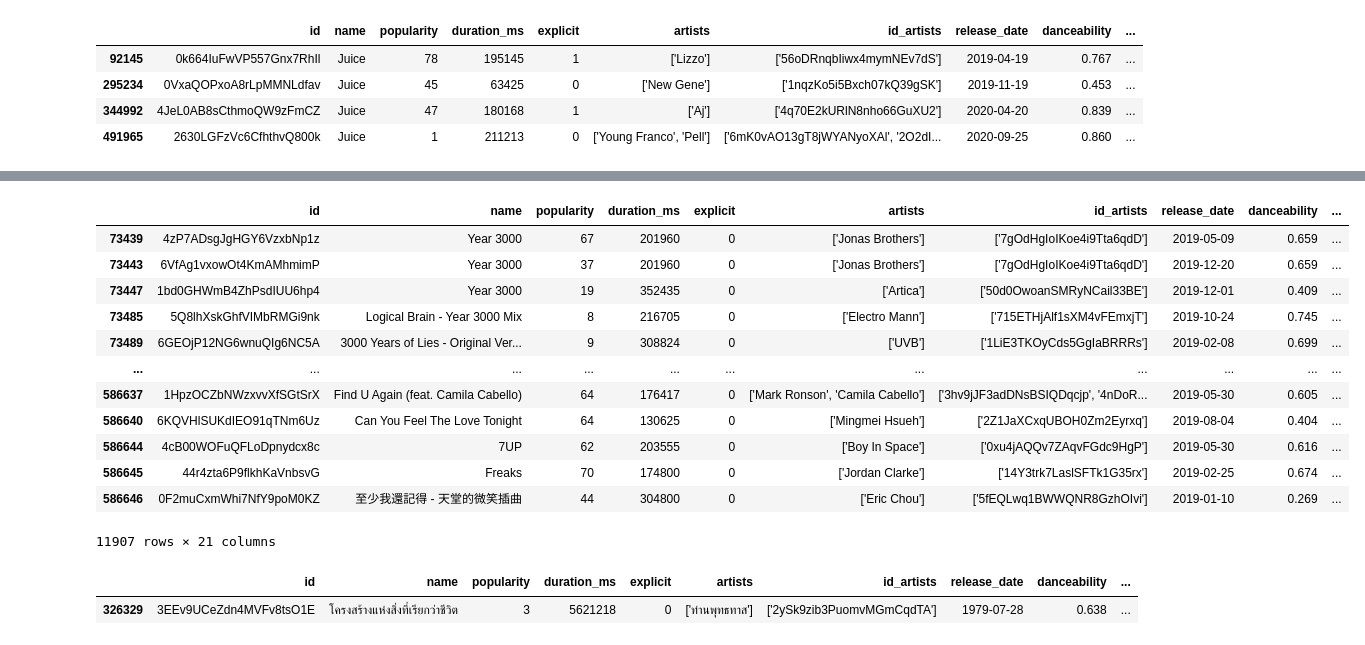
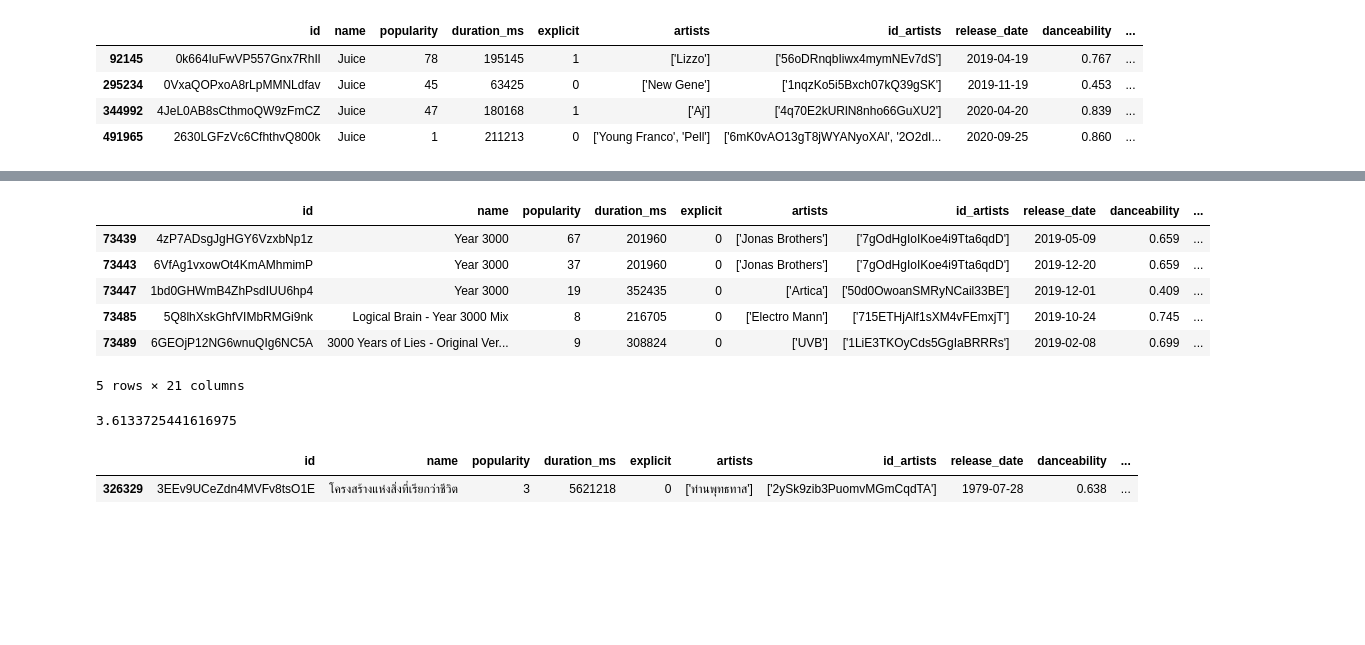
Before and after one commit to AleCioc/STEMdays, a Jupyter notebook: dena/dataset_exploration.ipynb, the cells around one changed output, grey strips where cells are left out. Saved outputs shown, nothing was run; the diff lists cells and outputs as text; code cells hidden in the pictures; blank space fills up the shorter version.

```diff
--- a/dena/dataset_exploration.ipynb
+++ b/dena/dataset_exploration.ipynb
@@ -106,22 +114,23 @@ df_2019
 # %%
 df_from_file["release_date"] = pd.to_datetime(df_from_file["release_date"])
 df_from_file["release_year"] = df_from_file["release_date"].dt.year
 df_2019 = df_from_file[df_from_file["release_year"] == 2019]
-df_2019
+df_2019.head()
 # %% [output]
 |  | id | name | popularity | duration_ms | explicit | artists | id_artists | release_date | danceability | ... |
 | 73439 | 4zP7ADsgJgHGY6VzxbNp1z | Year 3000 | 67 | 201960 | 0 | ['Jonas Brothers'] | ['7gOdHgIoIKoe4i9Tta6qdD'] | 2019-05-09 | 0.659 | ... |
 | 73443 | 6VfAg1vxowOt4KmAMhmimP | Year 3000 | 37 | 201960 | 0 | ['Jonas Brothers'] | ['7gOdHgIoIKoe4i9Tta6qdD'] | 2019-12-20 | 0.659 | ... |
 | 73447 | 1bd0GHWmB4ZhPsdIUU6hp4 | Year 3000 | 19 | 352435 | 0 | ['Artica'] | ['50d0OwoanSMRyNCail33BE'] | 2019-12-01 | 0.409 | ... |
 | 73485 | 5Q8lhXskGhfVIMbRMGi9nk | Logical Brain - Year 3000 Mix | 8 | 216705 | 0 | ['Electro Mann'] | ['715ETHjAlf1sXM4vFEmxjT'] | 2019-10-24 | 0.745 | ... |
 | 73489 | 6GEOjP12NG6wnuQIg6NC5A | 3000 Years of Lies - Original Ver... | 9 | 308824 | 0 | ['UVB'] | ['1LiE3TKOyCds5GgIaBRRRs'] | 2019-02-08 | 0.699 | ... |
-| ... | ... | ... | ... | ... | ... | ... | ... | ... | ... | ... |
-| 586637 | 1HpzOCZbNWzxvvXfSGtSrX | Find U Again (feat. Camila Cabello) | 64 | 176417 | 0 | ['Mark Ronson', 'Camila Cabello'] | ['3hv9jJF3adDNsBSIQDqcjp', '4nDoR... | 2019-05-30 | 0.605 | ... |
-| 586640 | 6KQVHlSUKdIEO91qTNm6Uz | Can You Feel The Love Tonight | 64 | 130625 | 0 | ['Mingmei Hsueh'] | ['2Z1JaXCxqUBOH0Zm2Eyrxq'] | 2019-08-04 | 0.404 | ... |
-| 586644 | 4cB00WOFuQFLoDpnydcx8c | 7UP | 62 | 203555 | 0 | ['Boy In Space'] | ['0xu4jAQQv7ZAqvFGdc9HgP'] | 2019-05-30 | 0.616 | ... |
-| 586645 | 44r4zta6P9flkhKaVnbsvG | Freaks | 70 | 174800 | 0 | ['Jordan Clarke'] | ['14Y3trk7LaslSFTk1G35rx'] | 2019-02-25 | 0.674 | ... |
-| 586646 | 0F2muCxmWhi7NfY9poM0KZ | 至少我還記得 - 天堂的微笑插曲 | 44 | 304800 | 0 | ['Eric Chou'] | ['5fEQLwq1BWWQNR8GzhOIvi'] | 2019-01-10 | 0.269 | ... |
-11907 rows × 21 columns
+5 rows × 21 columns
+# %%
+mean_duration_ms = df_2019["duration_ms"].mean()
+mean_duration_s = mean_duration_ms/1000
+mean_duration_min = mean_duration_s/60
+print(mean_duration_min)
+# %% [output]
+3.6133725441616975
 # %%
 df[df['duration_ms'] == df['duration_ms'].max()]
 # %% [output]
```
Also changed, not shown: parts of 3 cells of this notebook, 1 other file.
